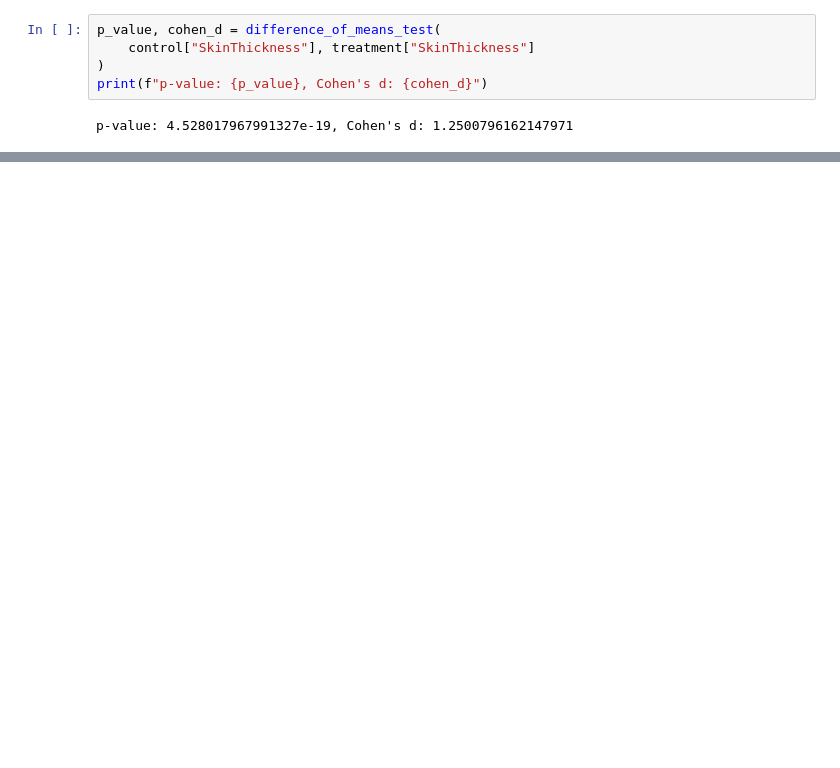
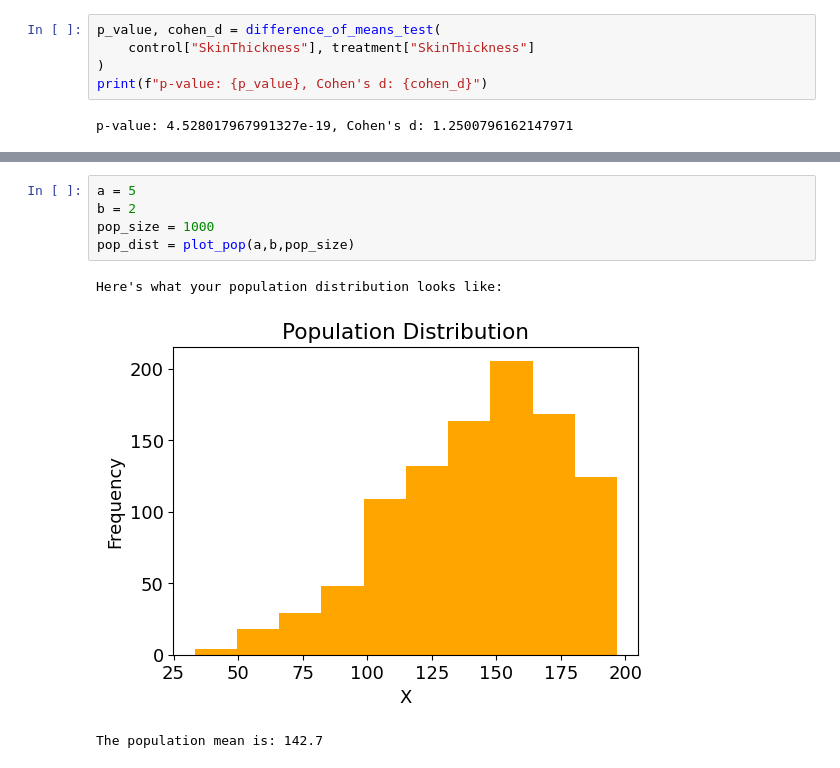
Before and after one commit to 000alen/cs50-statistical-inference, a Jupyter notebook: Alen.ipynb, the cells around one changed output, grey strips where cells are left out. Cells and saved outputs as stored; diff of their text form; blank space fills up the shorter version.

```diff
--- a/Alen.ipynb
+++ b/Alen.ipynb
@@ -70,0 +192,9 @@ p-value: 4.528017967991327e-19, Cohen's d: 1.2500796162147971
+# %%
+a = 5
+b = 2
+pop_size = 1000
+pop_dist = plot_pop(a,b,pop_size)
+# %% [output]
+Here's what your population distribution looks like:
+[figure, added]
+The population mean is: 142.7
```
Also changed, not shown: parts of 21 cells of this notebook.
